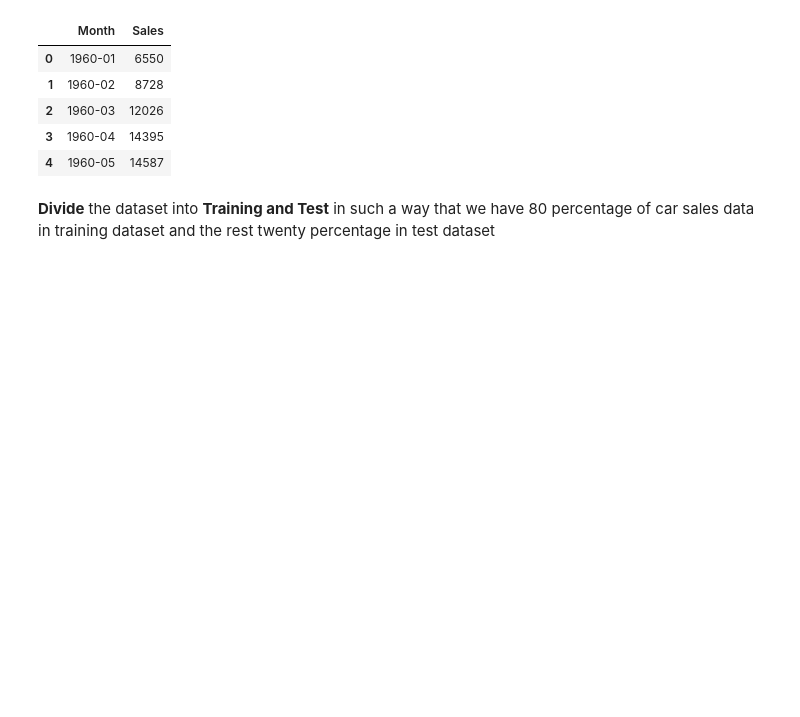
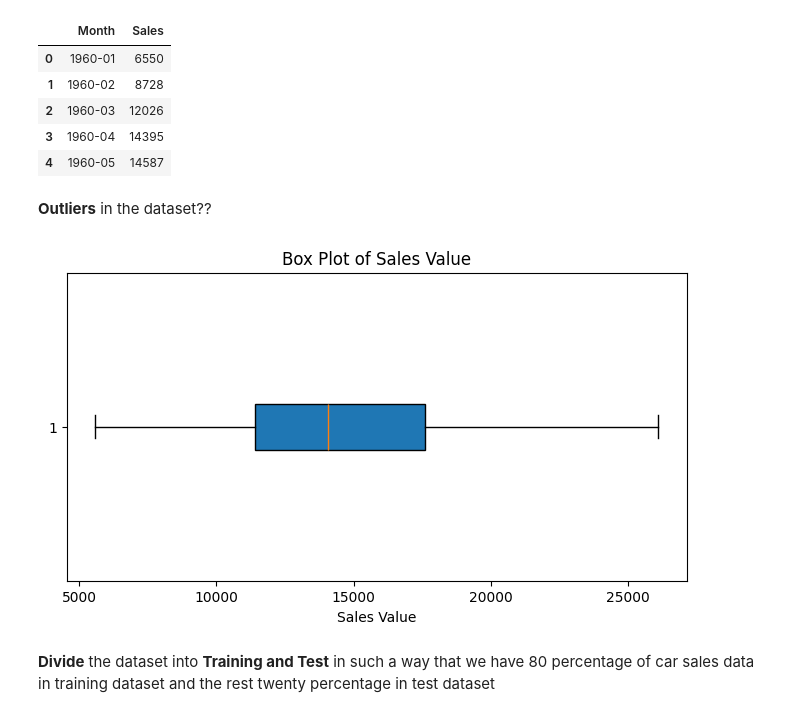
Before and after one commit to aymuos/masters-practise-repo, a Jupyter notebook: TSA_MonthlyCar_ds.ipynb, the cells around one changed output. Drawn from its saved outputs; the diff is of its cells as text; code cells hidden in the pictures; blank space fills up the shorter version.

Commit message:
Initial Checks added

```diff
--- a/TSA_MonthlyCar_ds.ipynb
+++ b/TSA_MonthlyCar_ds.ipynb
@@ -73,6 +89,18 @@ df.head()
 | 2 | 1960-03 | 12026 |
 | 3 | 1960-04 | 14395 |
 | 4 | 1960-05 | 14587 |
+# %% [markdown]
+**Outliers** in the dataset??
+# %%
+# checking if there are any outliers in the data using Box Plot
+
+plt.figure(figsize=(8, 4))
+plt.boxplot(df['Sales'],patch_artist = True, vert = 0)
+plt.title('Box Plot of Sales Value')
+plt.xlabel('Sales Value')
+plt.show()
+# %% [output]
+[figure, added]
 # %% [markdown]
 **Divide** the dataset into **Training and Test** in such a way that we have 80 percentage of car sales data in training dataset and the rest twenty percentage in test dataset
 # %%
```
Also changed, not shown: parts of 8 cells of this notebook.
